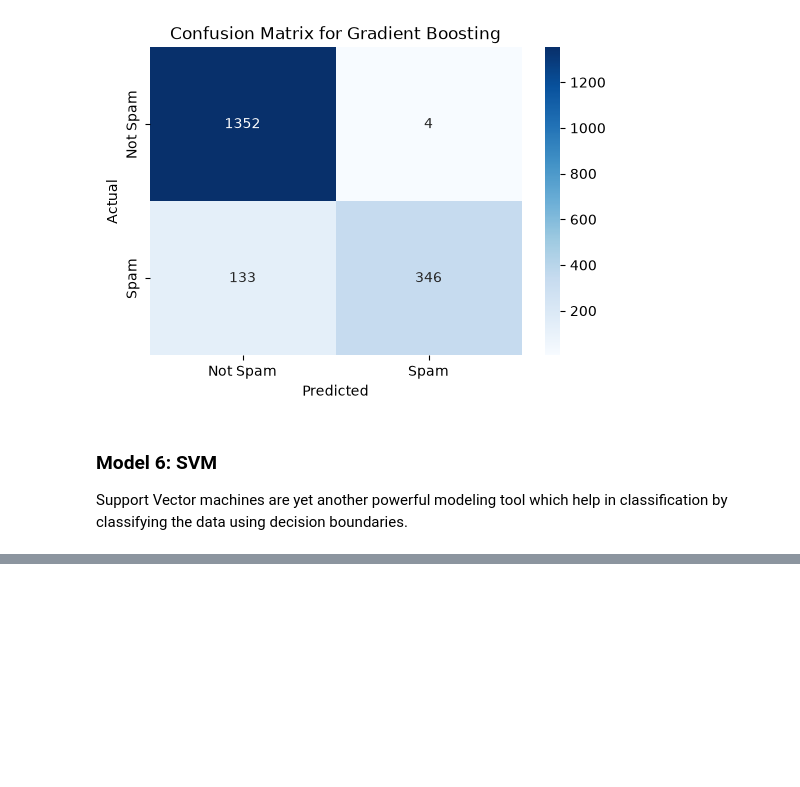
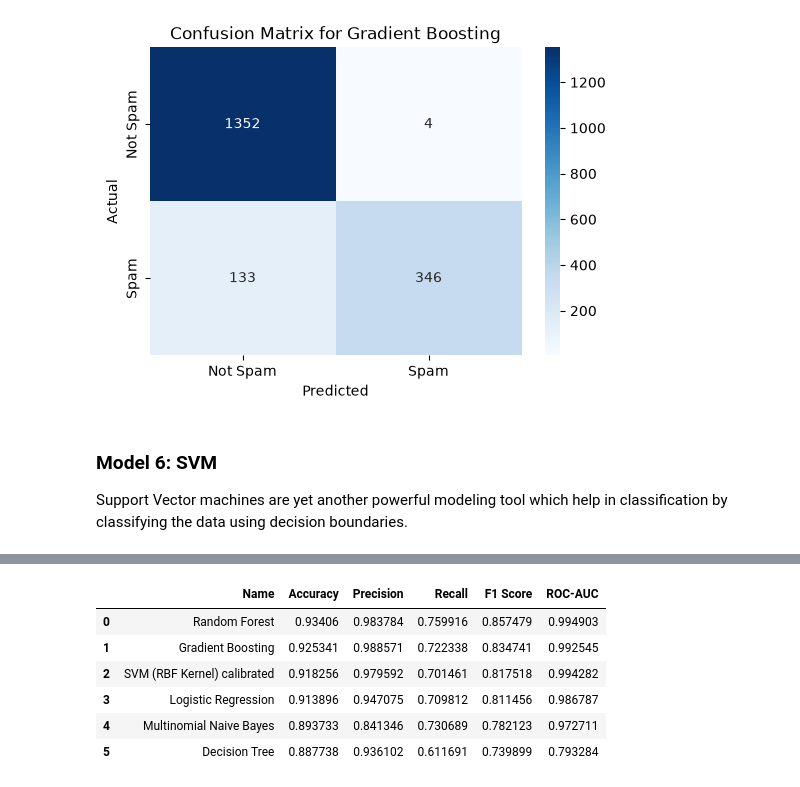
Before and after one commit to shamshertamang/EmailSpamClassifier-Apache, a Jupyter notebook: 03_model_pipeline.ipynb, the cells around one changed output, grey strips where cells are left out. Saved outputs shown, nothing was run; the diff lists cells and outputs as text; code cells hidden in the pictures; blank space fills up the shorter version.

```diff
--- a/03_model_pipeline.ipynb
+++ b/03_model_pipeline.ipynb
@@ -217,0 +226,20 @@ roc_auc   : 0.9943
+# %%
+collective_metrics = {
+    'Logistic Regression': metrics_lr,
+    'Decision Tree': metrics_dt,
+    'Random Forest': metrics_rf,
+    'Multinomial Naive Bayes': metrics_nb,
+    'Gradient Boosting': metrics_gb,
+    'SVM (RBF Kernel) calibrated': metrics_svm
+}
+
+results_df = pd.DataFrame(collective_metrics).T.sort_values(by='F1 Score', ascending=False).reset_index(drop=True)
+results_df
+# %% [output]
+|  | Name | Accuracy | Precision | Recall | F1 Score | ROC-AUC |
+| 0 | Random Forest | 0.93406 | 0.983784 | 0.759916 | 0.857479 | 0.994903 |
+| 1 | Gradient Boosting | 0.925341 | 0.988571 | 0.722338 | 0.834741 | 0.992545 |
+| 2 | SVM (RBF Kernel) calibrated | 0.918256 | 0.979592 | 0.701461 | 0.817518 | 0.994282 |
+| 3 | Logistic Regression | 0.913896 | 0.947075 | 0.709812 | 0.811456 | 0.986787 |
+| 4 | Multinomial Naive Bayes | 0.893733 | 0.841346 | 0.730689 | 0.782123 | 0.972711 |
+| 5 | Decision Tree | 0.887738 | 0.936102 | 0.611691 | 0.739899 | 0.793284 |
```
Also changed, not shown: parts of 10 cells of this notebook, 1 other file.
